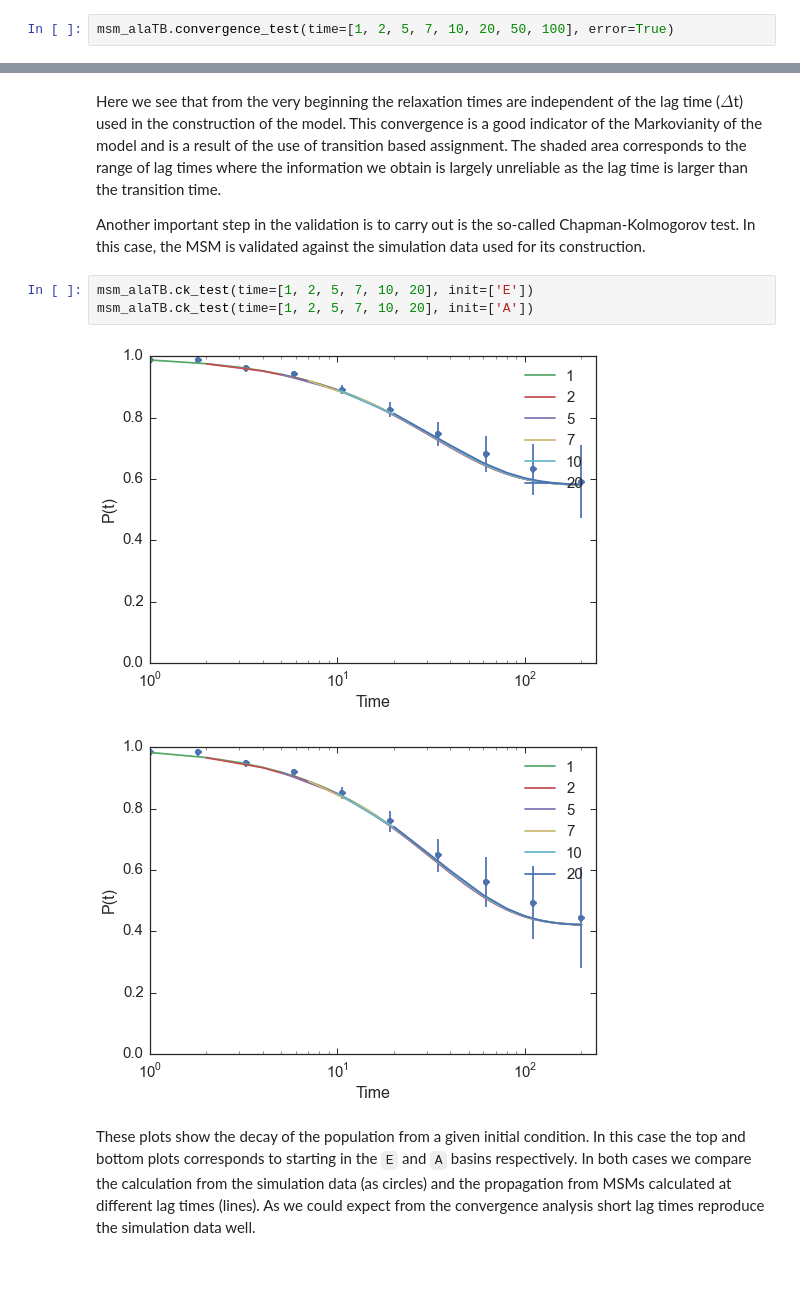
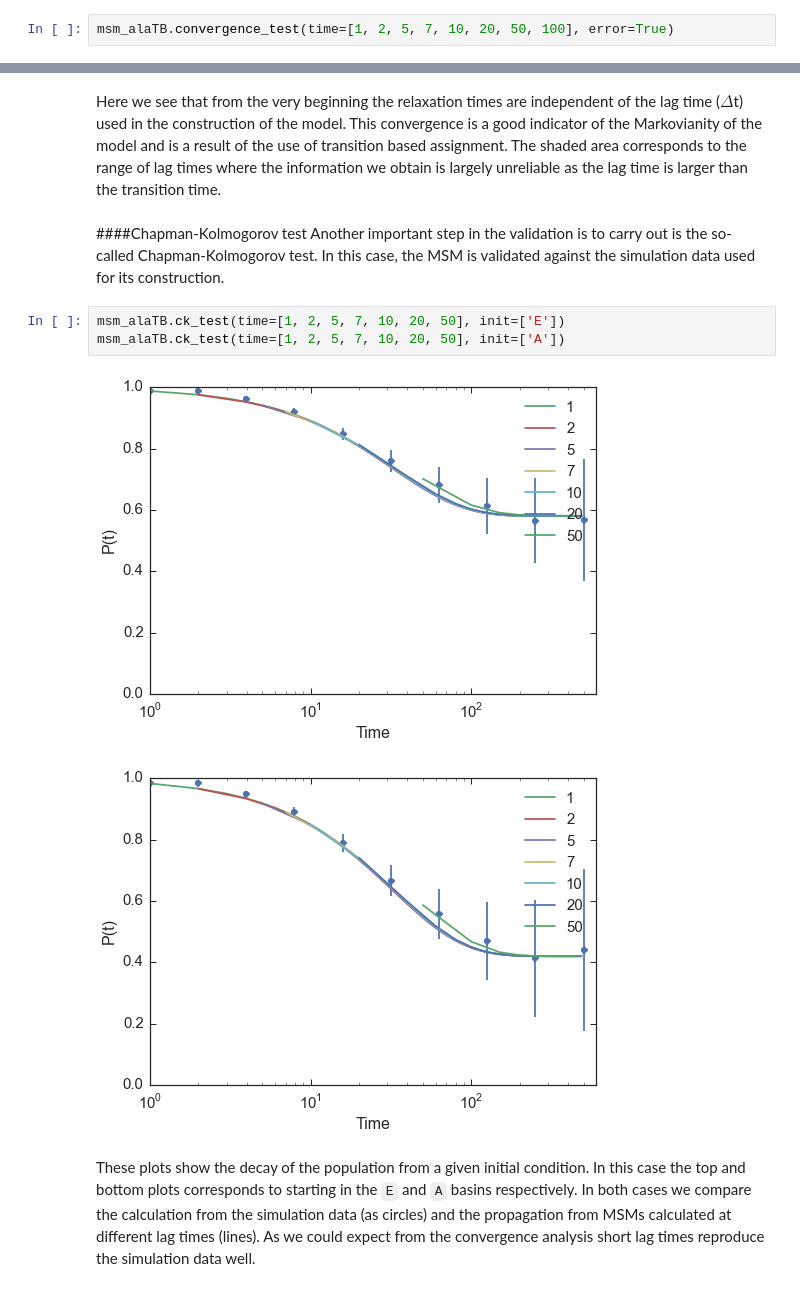
Before and after one commit to BioKT/MasterMSM, a Jupyter notebook: examples/alanine_dipeptide/ala_dipeptide.ipynb, the cells around one changed output, grey strips where cells are left out. Drawn from its saved outputs; the diff is of its cells as text.

```diff
--- a/examples/alanine_dipeptide/ala_dipeptide.ipynb
+++ b/examples/alanine_dipeptide/ala_dipeptide.ipynb
@@ -123,12 +123,13 @@ _ = ax.set_xscale('log')
 # %% [markdown]
 Here we see that from the very beginning the relaxation times are independent of the lag time ($\Delta$t) used in the construction of the model. This convergence is a good indicator of the Markovianity of the model and is a result of the use of transition based assignment. The shaded area corresponds to the range of lag times where the information we obtain is largely unreliable as the lag time is larger than the transition time.
-
-Another important step in the validation is to carry out is the so-called Chapman-Kolmogorov test. In this case, the MSM is validated against the simulation data used for its construction.
+# %% [markdown]
+####Chapman-Kolmogorov test
+Another important step in the validation is to carry out is the so-called Chapman-Kolmogorov test. In this case, the MSM is validated against the simulation data used for its construction.
 # %%
-msm_alaTB.ck_test(time=[1, 2, 5, 7, 10, 20], init=['E'])
-msm_alaTB.ck_test(time=[1, 2, 5, 7, 10, 20], init=['A'])
+msm_alaTB.ck_test(time=[1, 2, 5, 7, 10, 20, 50], init=['E'])
+msm_alaTB.ck_test(time=[1, 2, 5, 7, 10, 20, 50], init=['A'])
 # %% [output]
-[figure, old version]
+[figure, new version]
-[figure, old version]
+[figure, new version]
 # %% [markdown]
 These plots show the decay of the population from a given initial condition. In this case the top and bottom plots corresponds to starting in the `E` and `A` basins respectively. In both cases we compare the calculation from the simulation data (as circles) and the propagation from MSMs calculated at different lag times (lines). As we could expect from the convergence analysis short lag times reproduce the simulation data well.
```
Also changed, not shown: parts of 7 cells of this notebook, 2 other files.
